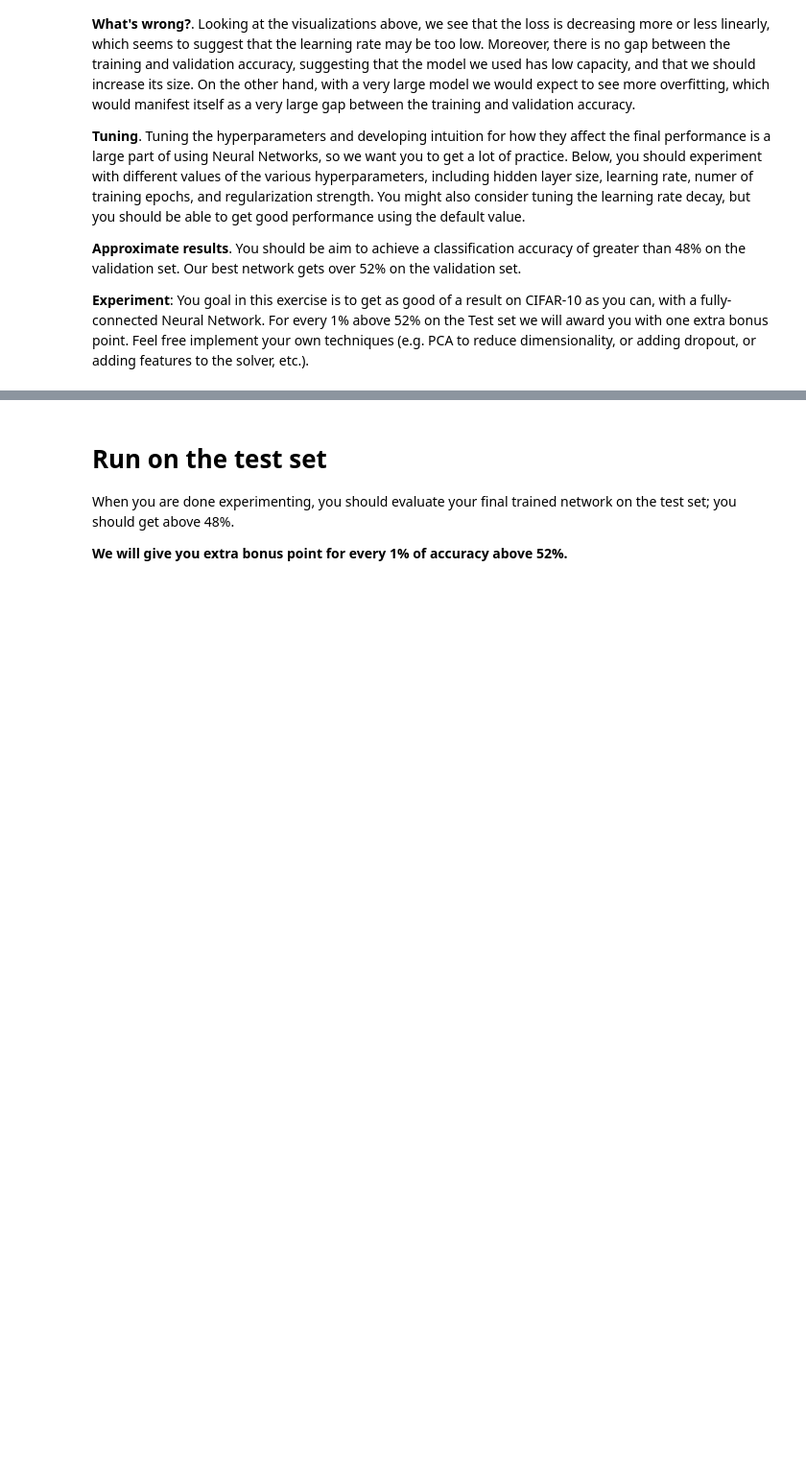
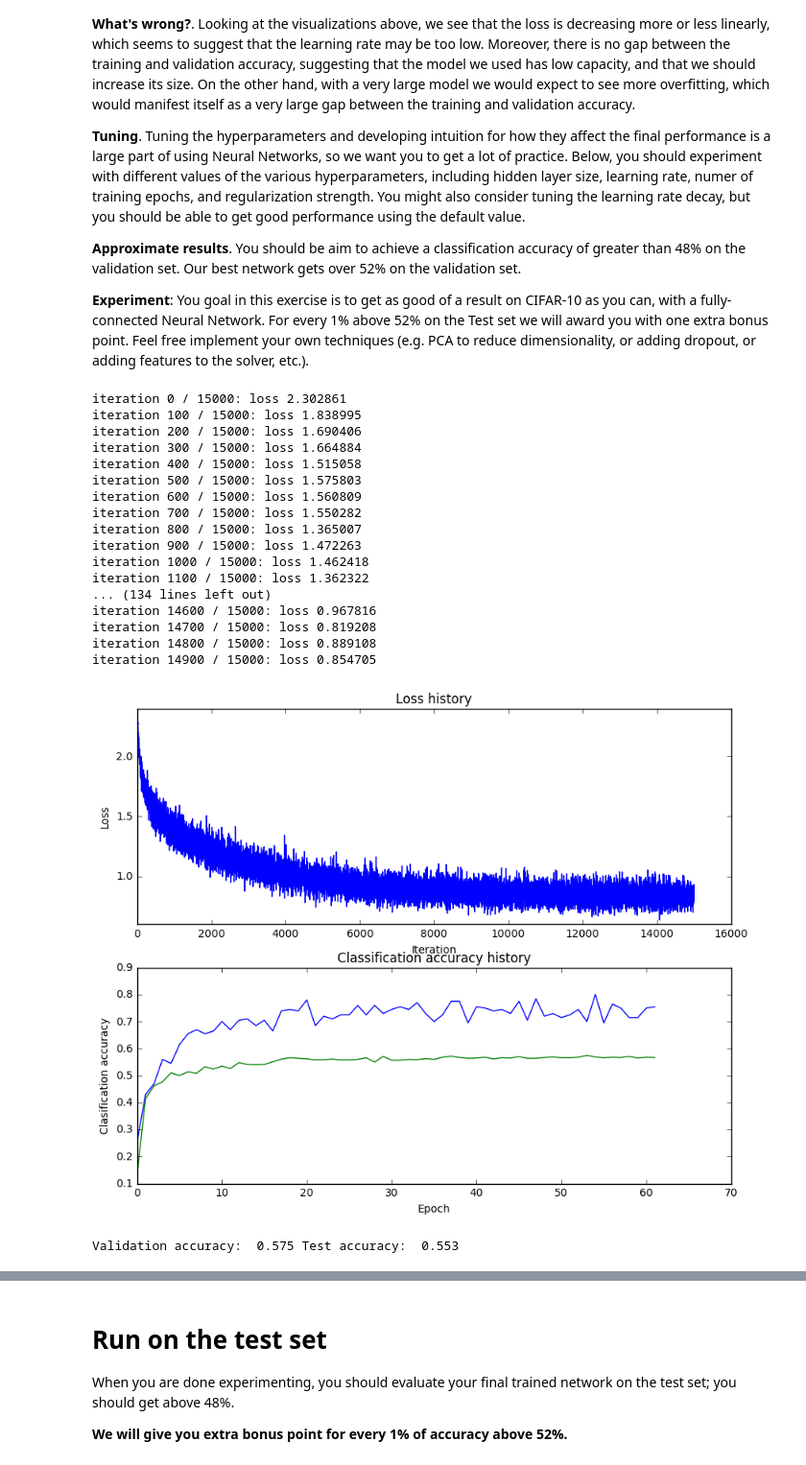
Before and after one commit to coderlifer/CS231n, a Jupyter notebook: assignment1/two_layer_net.ipynb, the cells around one changed output, grey strips where cells are left out. Shown at 96% size. Saved outputs shown, nothing was run; the diff lists cells and outputs as text; code cells hidden in the pictures; blank space fills up the shorter version.

```diff
--- a/assignment1/two_layer_net.ipynb
+++ b/assignment1/two_layer_net.ipynb
@@ -276,53 +280,82 @@ show_net_weights(net)
 # %%
 best_net = None # store the best model into this
 
 results = {}
 best_val = -1
 
-### try different hyperparameters bellow
-learning_rates = np.logspace(-7, -4, 4)
+### try different hyperparameters bellow, but very time consuming
+learning_rates = np.logspace(-7, -1, 7)
 regularization_strengths = np.logspace(-3, 4, 8)
-hidden_size = np.array([50, 80, 100, 120, 150])
+hidden_size = np.array([50, 100, 150, 200, 300])
 #################################################################################
 # TODO: Tune hyperparameters using the validation set. Store your best trained  #
 # model in best_net.                                                            #
 #                                                                               #
 # To help debug your network, it may help to use visualizations similar to the  #
 # ones we used above; these visualizations will have significant qualitative    #
 # differences from the ones we saw above for the poorly tuned network.          #
 #                                                                               #
 # Tweaking hyperparameters by hand can be fun, but you might find it useful to  #
 # write code to sweep through possible combinations of hyperparameters          #
 # automatically like we did on the previous exercises.                          #
 #################################################################################
-for lr in learning_rates:
-    for reg in regularization_strengths:
-        for hs in hidden_size:
-            net = TwoLayerNet(input_size, hs, num_classes)
+# Identical to visualization code above
+def visualize(stats):
+    plt.subplot(2, 1, 1)
+    plt.plot(stats['loss_history'])
+    plt.title('Loss history')
+    plt.xlabel('Iteration')
+    plt.ylabel('Loss')
 
-            # Train the network
-            stats = net.train(X_train, y_train, X_val, y_val,
-                        num_iters=1000, batch_size=200,
-                        learning_rate=lr, learning_rate_decay=0.95,
-                        reg=reg, verbose=True)
+    plt.subplot(2, 1, 2)
+    plt.plot(stats['train_acc_history'], label='train')
+    plt.plot(stats['val_acc_history'], label='val')
+    plt.title('Classification accuracy history')
+    plt.xlabel('Epoch')
+    plt.ylabel('Clasification accuracy')
+    plt.show()
 
-            # Predict on the validation set
-            val_acc = np.mean(net.predict(X_val) == y_val)
-            if best_val < val_acc:
-                best_val = val_acc
-                best_net = net
-            results[(lr, reg, hs)] = (val_acc)
 
-# Print out results.
-for lr, reg, hs in sorted(results):
-    val_acc = results[(lr, reg, hs)]
-    print 'lr %e reg %e hs %e train accuracy: %f val accuracy: %f' % (
-                lr, reg, hs, val_acc)
+net = TwoLayerNet(input_size, 500, num_classes)
 
-print 'best validation accuracy achieved during cross-validation: %f' % best_val
+# Train the network
+stats = net.train(X_train, y_train, X_val, y_val,
+            num_iters=15000, batch_size=200,
+            learning_rate=1e-3, learning_rate_decay=0.91,
+            reg=0.028, verbose=True)
+
+best_net = net
+
+# Best accuracy on the validation set
+stats['best_val_acc'] = max(stats['val_acc_history'])
+
+visualize(stats)
+
+test_acc = np.mean(net.predict(X_test) == y_test)
+print 'Validation accuracy: ', stats['best_val_acc'], 'Test accuracy: ', test_acc
 #################################################################################
 #                               END OF YOUR CODE                                #
 #################################################################################
+# %% [output]
+iteration 0 / 15000: loss 2.302861
+iteration 100 / 15000: loss 1.838995
+iteration 200 / 15000: loss 1.690406
+iteration 300 / 15000: loss 1.664884
+iteration 400 / 15000: loss 1.515058
+iteration 500 / 15000: loss 1.575803
+iteration 600 / 15000: loss 1.560809
+iteration 700 / 15000: loss 1.550282
+iteration 800 / 15000: loss 1.365007
+iteration 900 / 15000: loss 1.472263
+iteration 1000 / 15000: loss 1.462418
+iteration 1100 / 15000: loss 1.362322
+... (134 lines left out)
+iteration 14600 / 15000: loss 0.967816
+iteration 14700 / 15000: loss 0.819208
+iteration 14800 / 15000: loss 0.889108
+iteration 14900 / 15000: loss 0.854705
+[figure, added]
+Validation accuracy:  0.575 Test accuracy:  0.553
 # %%
 # visualize the weights of the best network
 show_net_weights(best_net)
```
Also changed, not shown: parts of 5 cells of this notebook, 3 other files.
